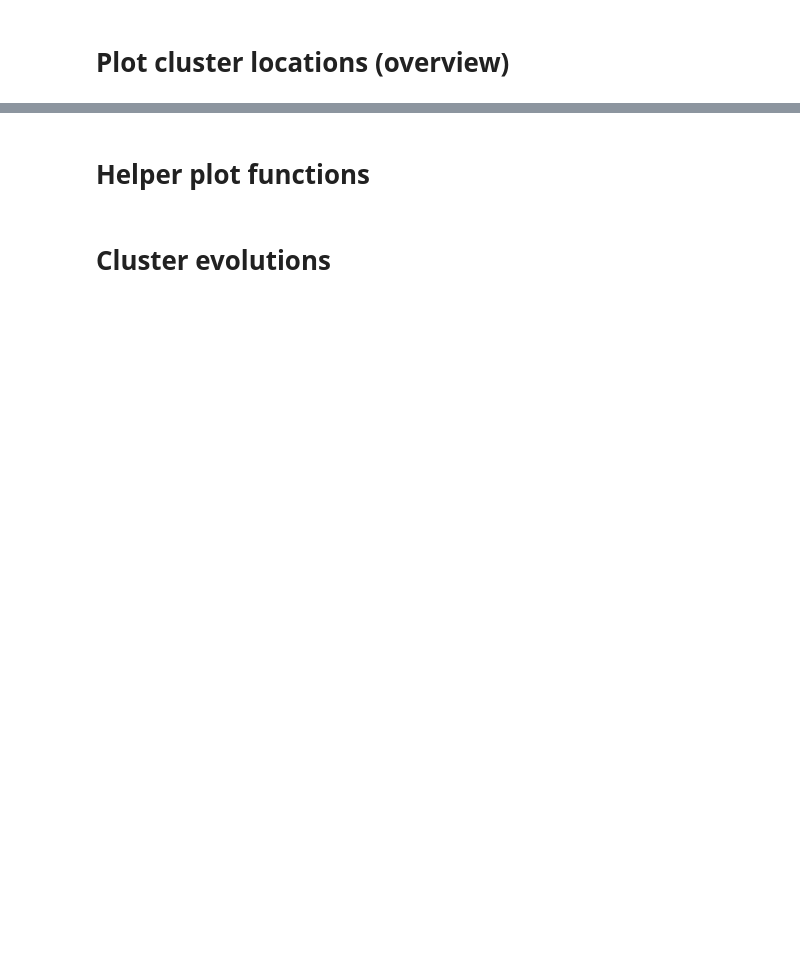
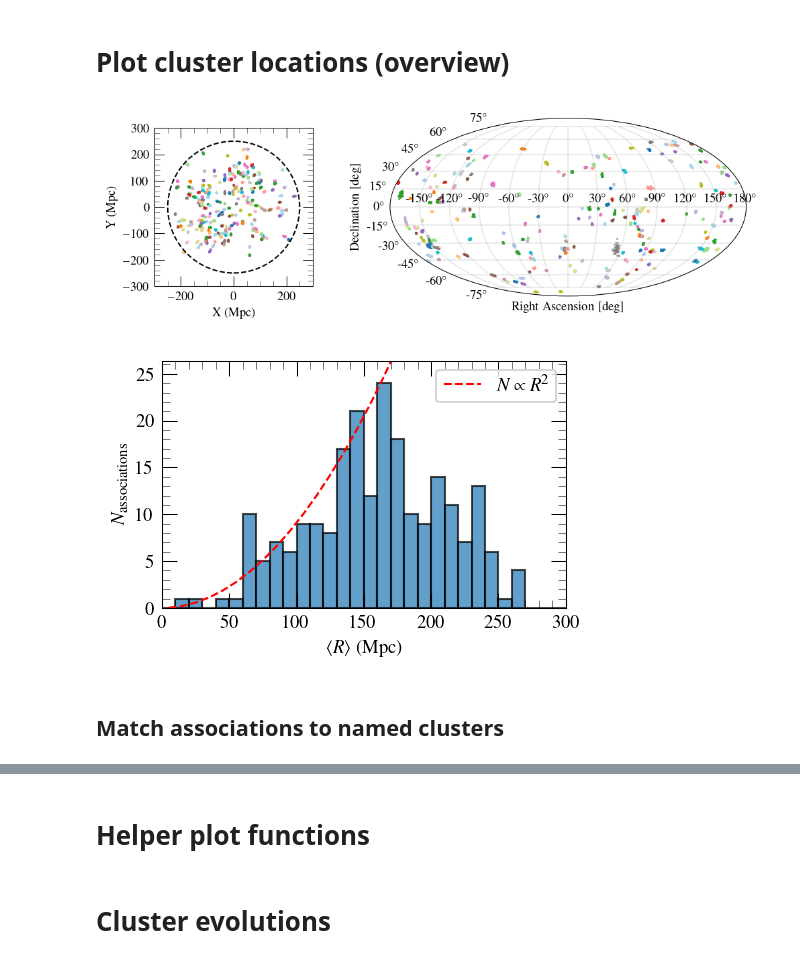
Before and after one commit to stuartmcalpine/manticore_posterior_clusters, a Jupyter notebook: plot_posterior_clusters.ipynb, the cells around one changed output, grey strips where cells are left out. Saved outputs shown, nothing was run; the diff lists cells and outputs as text; code cells hidden in the pictures; blank space fills up the shorter version.

```diff
--- a/plot_posterior_clusters.ipynb
+++ b/plot_posterior_clusters.ipynb
@@ -19,3 +19,5 @@ print(f"Mode1 - eps: {config.mode1.eps}, min_samples: {config.mode1.min_samples}
 print(f"Mode2 - target_snapshot: {config.mode2.target_snapshot}, min_cluster_size: {config.mode2.min_cluster_size}")
 
 mnras_style = "mnras"
+
+MIN_CLUSTER_SIZE = config.mode2.min_cluster_size
@@ -58,6 +70,8 @@ if clusters_available:
     print(f"  Largest cluster size: {max(cluster_sizes) if cluster_sizes else 0}")
     print(f"  Mean cluster size: {np.mean(cluster_sizes):.2f}")
     print(f"  Median cluster size: {np.median(cluster_sizes):.2f}")
+    mask = np.where(np.array(cluster_sizes) >= MIN_CLUSTER_SIZE)
+    print(f"  Num clusters above {MIN_CLUSTER_SIZE} = {len(mask[0])}")
 
     print(f"\nTop 5 clusters by size:")
     sorted_clusters = sorted(clusters, key=lambda x: x['cluster_size'], reverse=True)
@@ -115,17 +156,15 @@ import numpy as np
 import matplotlib.pyplot as plt
 import random
 
-min_members_plot = 40
-
 if clusters_available:
     with plt.style.context(get_mplstyle_path(mnras_style)):
-        significant_clusters = [h for h in clusters if h['cluster_size'] >= min_members_plot]
+        significant_clusters = [h for h in clusters if h['cluster_size'] >= MIN_CLUSTER_SIZE]
         if len(significant_clusters) == 0:
-            print(f"No clusters found with at least {min_members_plot} members")
+            print(f"No clusters found with at least {MIN_CLUSTER_SIZE} members")
         else:
             # ---- FIRST FIGURE: 2D XY and Mollweide projections ----
-            fig = plt.figure(figsize=(6.5, 3.15))
-            gs = fig.add_gridspec(1, 2, width_ratios=[1, 2])
+            fig = plt.figure(figsize=(6.5, 3.0))
+            gs = fig.add_gridspec(1, 2, width_ratios=[1, 2.25])
 
             ax1 = fig.add_subplot(gs[0, 0])
             ax2 = fig.add_subplot(gs[0, 1], projection='mollweide')
@@ -137,7 +176,7 @@ if clusters_available:
             for i, cluster in enumerate(significant_clusters):
                 positions = cluster['member_data']['BoundSubhalo/CentreOfMass']
                 color = assigned_colors[i]
-                ax1.scatter(positions[:, 0], positions[:, 1], c=[color], s=1, alpha=0.7, marker=".")
+                ax1.scatter(positions[:, 0] - 500, positions[:, 1] - 500, c=[color], s=1, alpha=0.7, marker=".", rasterized=True)
 
                 # Mollweide expects longitude (ra) in [-pi, pi] and latitude (dec) in radians
                 ra = np.asarray(cluster['member_data']['ra'])
@@ -145,47 +184,54 @@ if clusters_available:
                 ra_wrapped = np.where(ra > 180, ra - 360, ra)  # wrap to [-180, 180]
                 ra_rad = np.radians(ra_wrapped)
                 dec_rad = np.radians(dec)
-                ax2.scatter(ra_rad, dec_rad, c=[color], s=1, alpha=0.7, marker=".")
+                ax2.scatter(ra_rad, dec_rad, c=[color], s=1, alpha=0.7, marker=".", rasterized=True)
 
             # 2D plot formatting
             ax1.set_xlabel('X (Mpc)')
             ax1.set_ylabel('Y (Mpc)')
-            ax1.set_ylim(0,1000)
-            ax1.set_xlim(0,1000)
-            circle = plt.Circle((500, 500), 300, fill=False, color='black', linestyle='--', linewidth=2)
+            ax1.set_ylim(-300, 300)
+            ax1.set_xlim(-300, 300)
+            circle = plt.Circle((0, 0), 250, fill=False, color='black', linestyle='--', linewidth=1)
             ax1.add_patch(circle)
             ax1.set_aspect('equal')
 
             # Mollweide formatting
             ax2.grid(True, alpha=0.3)
             # Set xticks in radians for Mollweide, with labels in degrees
             tick_labels = np.arange(-150, 181, 30)
             ax2.set_xticks(np.radians(tick_labels))
             ax2.set_xticklabels([f"{tl}°" for tl in tick_labels])
             ax2.set_xlabel('Right Ascension [deg]')
             ax2.set_ylabel('Declination [deg]')
 
             plt.tight_layout(pad=0.1)
+            plt.subplots_adjust(wspace=0.3)
             plt.savefig("./plots/posterior_positions.pdf")
             plt.show()
 
             # ---- SECOND FIGURE: Histogram of Median Distances ----
             significant_median_distances = [
-                np.median(cluster['member_data']['dist'])
+                np.mean(cluster['member_data']['dist'])
                 for cluster in significant_clusters
             ]
-            fig, ax = plt.subplots(figsize=(3.15, 2.5))
+            fig, ax = plt.subplots(figsize=(3.15, 2.))
             n, bins, patches = ax.hist(significant_median_distances, bins=np.arange(0,510,10),
                                        alpha=0.7, edgecolor='black')
             bin_centers = (bins[:-1] + bins[1:]) / 2
             r_squared_line = bin_centers**2
-            scaling_factor = 1./900
+            scaling_factor = 1./1100
             r_squared_line *= scaling_factor
-            ax.plot(bin_centers, r_squared_line, 'r--', linewidth=2, label=r'$N \propto R^2$')
-            ax.set_xlabel('Median Distance (Mpc)')
-            ax.set_ylabel('Number of Clusters')
+            ax.plot(bin_centers, r_squared_line, 'r--', linewidth=1, label=r'$N \propto R^2$')
+            ax.set_xlabel(r'$\langle R \rangle$ (Mpc)')
+            ax.set_ylabel(r'$N_{\mathrm{associations}}$')
             ax.set_ylim(0, 1.1 * np.max(n))
+            ax.set_xlim(0, 300)
             ax.legend()
             plt.tight_layout(pad=0.1)
-            plt.savefig("./plots/median_distances.pdf")
+            plt.savefig("./plots/mean_distances.pdf")
             plt.show()
+# %% [output]
+[figure, added]
+[figure, added]
+# %% [markdown]
+## Match associations to named clusters
```
Also changed, not shown: parts of 19 cells of this notebook, 6 other files.
